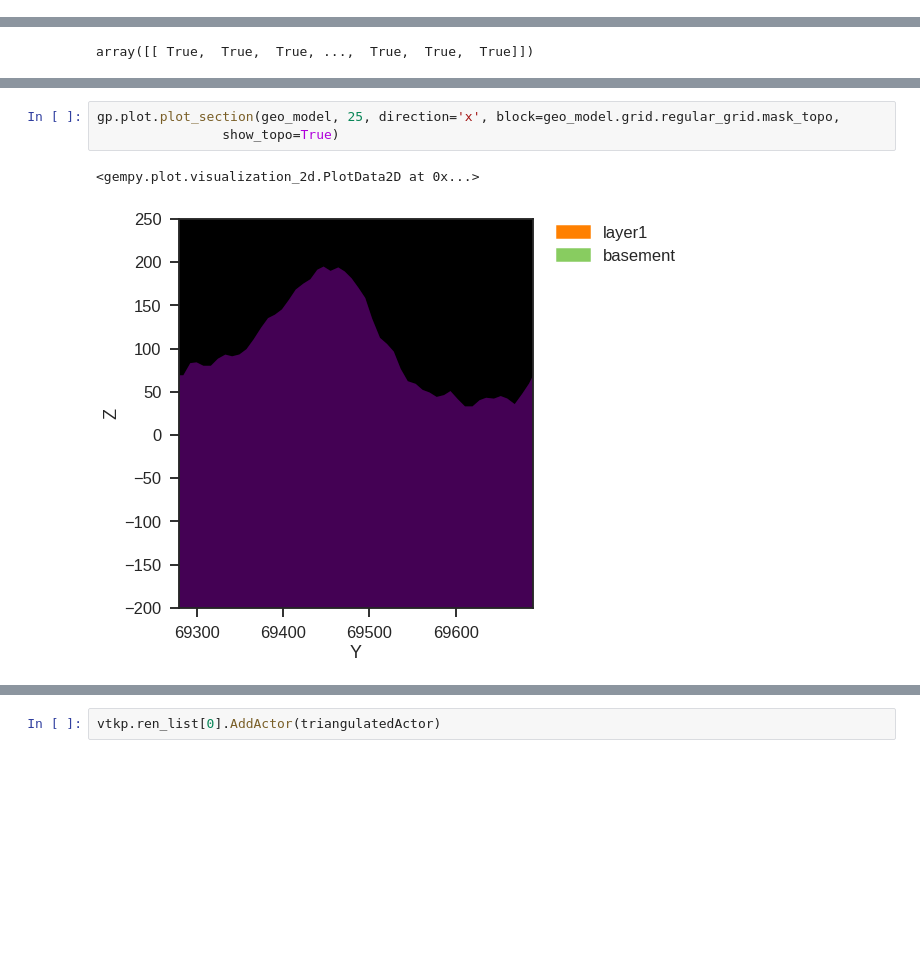
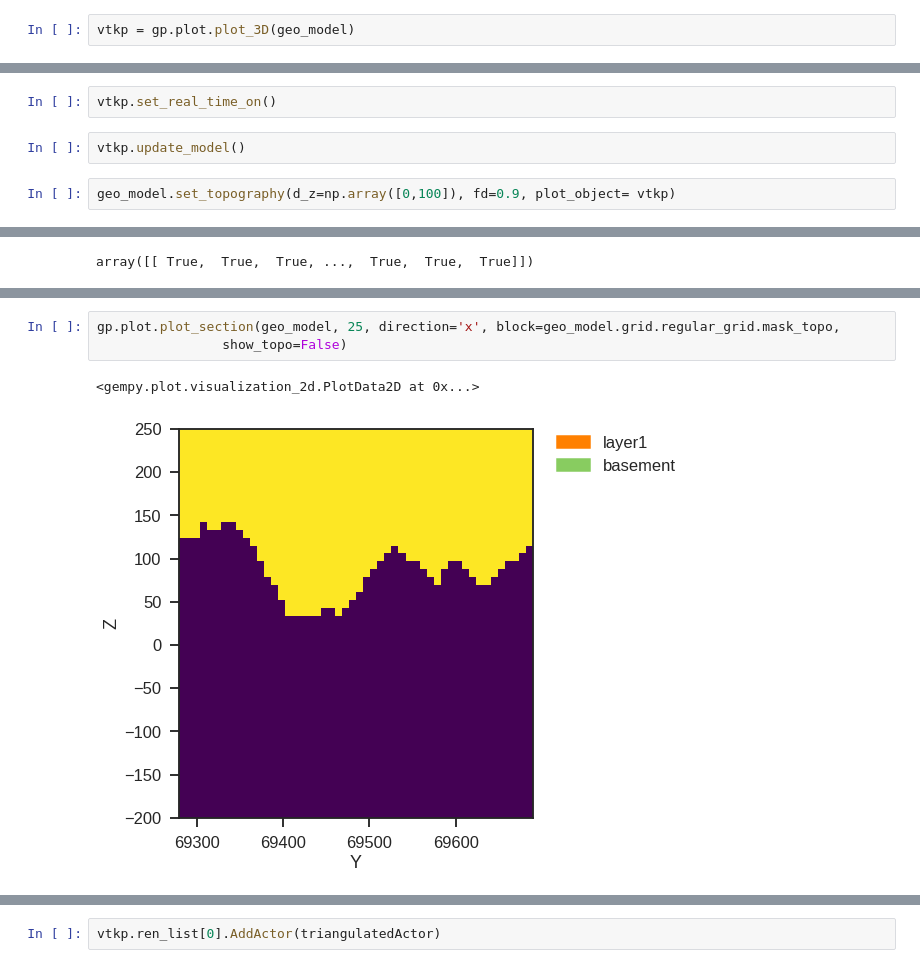
Before and after one commit to gempy-project/gempy, a Jupyter notebook: notebooks/tutorials/ch1-7-Adding_Topography.ipynb, the cells around one changed output, grey strips where cells are left out. Drawn from its saved outputs; the diff is of its cells as text; blank space fills up the shorter version.

```diff
--- a/notebooks/tutorials/ch1-7-Adding_Topography.ipynb
+++ b/notebooks/tutorials/ch1-7-Adding_Topography.ipynb
@@ -102,3 +106,5 @@ gp.compute_model(geo_model)
 # %% [output]
 Lithology ids
   [2. 2. 2. ... 1. 1. 1.]
+# %%
+vtkp = gp.plot.plot_3D(geo_model)
@@ -104,0 +113,6 @@ Lithology ids
+# %%
+vtkp.set_real_time_on()
+# %%
+vtkp.update_model()
+# %%
+geo_model.set_topography(d_z=np.array([0,100]), fd=0.9, plot_object= vtkp)
@@ -115,9 +131,9 @@ gp.plot.plot_section(geo_model, 25, direction='y', block=geo_model.grid.regular_
 # %%
 gp.plot.plot_section(geo_model, 25, direction='x', block=geo_model.grid.regular_grid.mask_topo,
-                show_topo=True)
+                show_topo=False)
 # %% [output]
 <gempy.plot.visualization_2d.PlotData2D at 0x...>
-[figure, old version]
+[figure, new version]
 # %%
 vtkp = gp.plot.plot_3D(geo_model)
 # %% [output]
```
Also changed, not shown: parts of 15 cells of this notebook, 13 other files.
